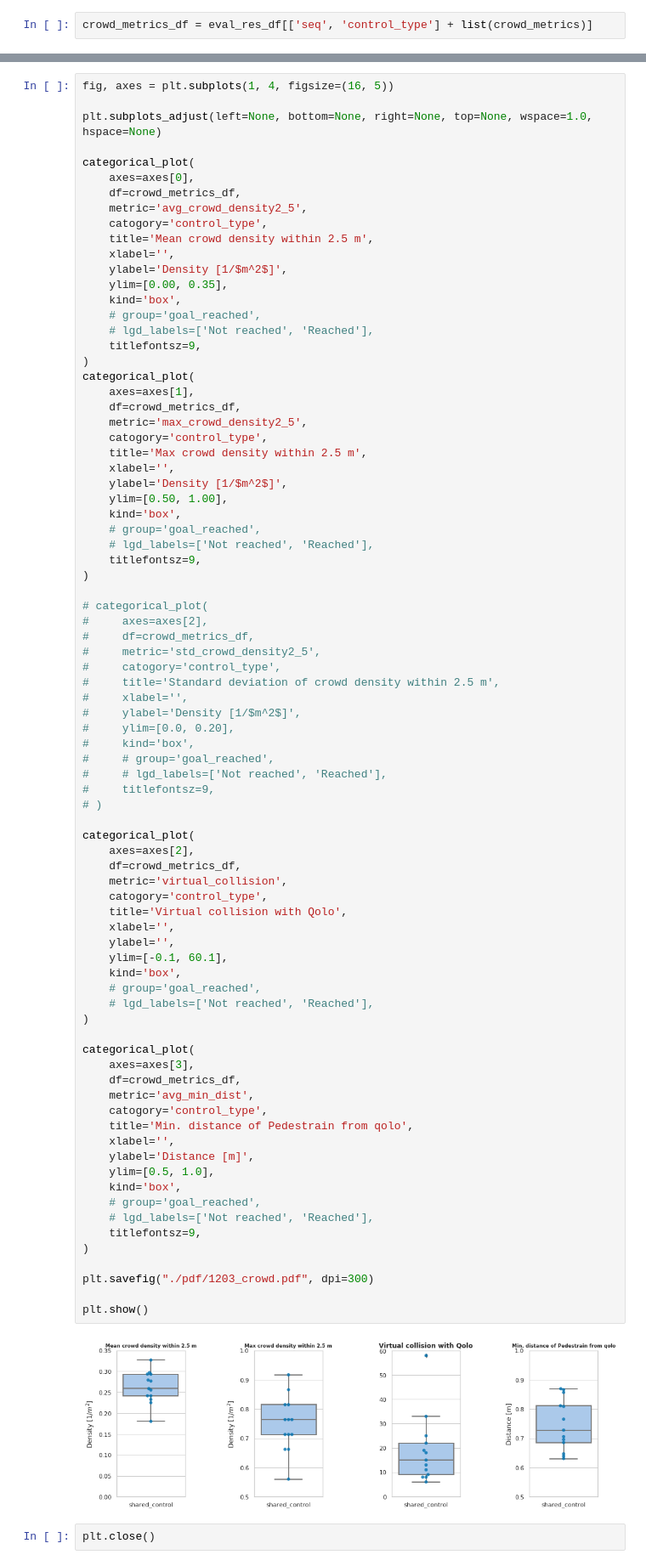
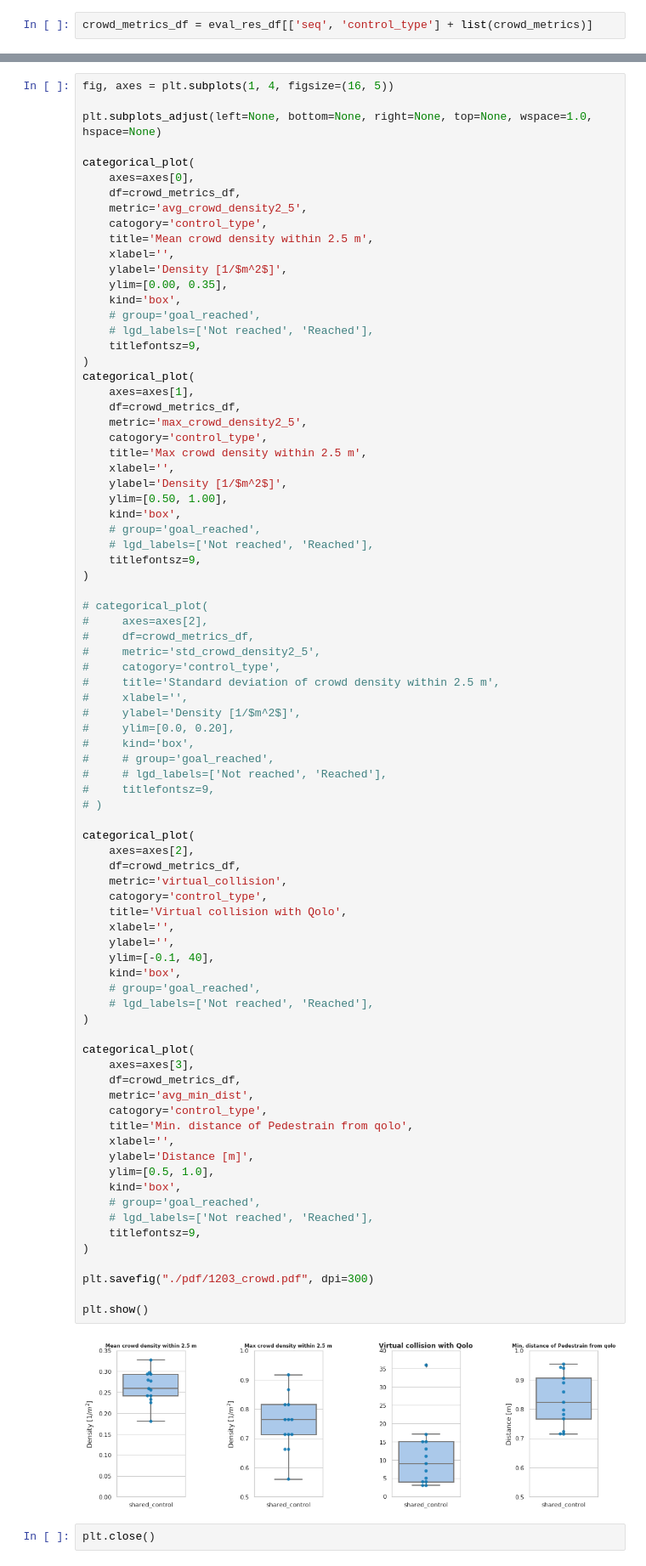
Before and after one commit to epfl-lasa/crowdbot-evaluation-tools, a Jupyter notebook: notebooks/comprehensive_eval_ver2.ipynb, the cells around one changed output, grey strips where cells are left out. Shown at 85% size. Drawn from its saved outputs; the diff is of its cells as text.

```diff
--- a/notebooks/comprehensive_eval_ver2.ipynb
+++ b/notebooks/comprehensive_eval_ver2.ipynb
@@ -1208,35 +1208,35 @@ categorical_plot(
     df=crowd_metrics_df,
     metric='virtual_collision',
     catogory='control_type',
     title='Virtual collision with Qolo',
     xlabel='',
     ylabel='',
-    ylim=[-0.1, 60.1],
+    ylim=[-0.1, 40],
     kind='box',
     # group='goal_reached',
     # lgd_labels=['Not reached', 'Reached'],
 )
 
 categorical_plot(
     axes=axes[3],
     df=crowd_metrics_df,
     metric='avg_min_dist',
     catogory='control_type',
     title='Min. distance of Pedestrain from qolo',
     xlabel='',
     ylabel='Distance [m]',
     ylim=[0.5, 1.0],
     kind='box',
     # group='goal_reached',
     # lgd_labels=['Not reached', 'Reached'],
     titlefontsz=9,
 )
 
 plt.savefig("./pdf/1203_crowd.pdf", dpi=300)
 
 plt.show()
 # %% [output]
-[figure, old version]
+[figure, new version]
 # %%
 plt.close()
 # %% [markdown]
```
Also changed, not shown: parts of 18 cells of this notebook, 20 other files.
